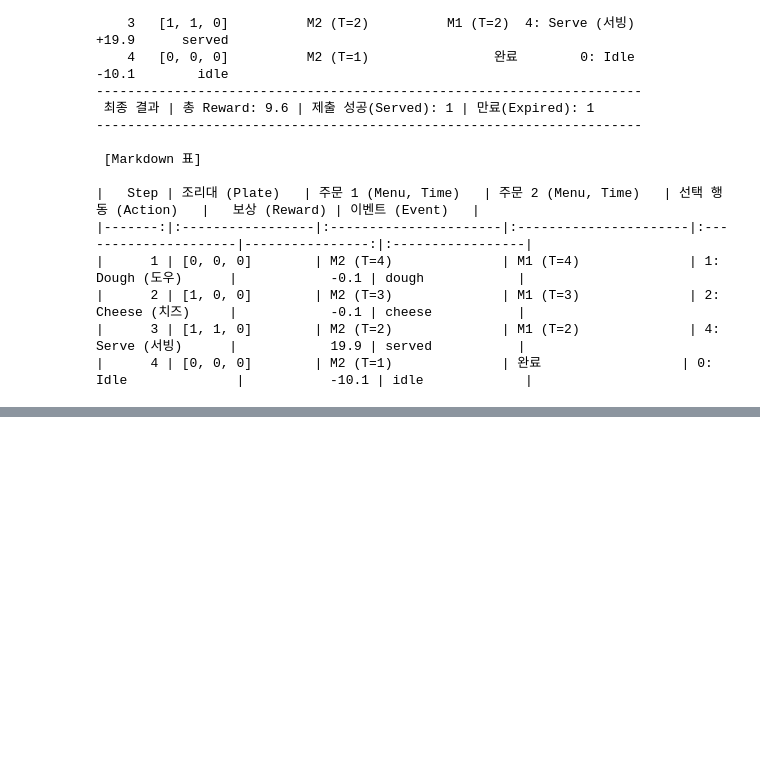
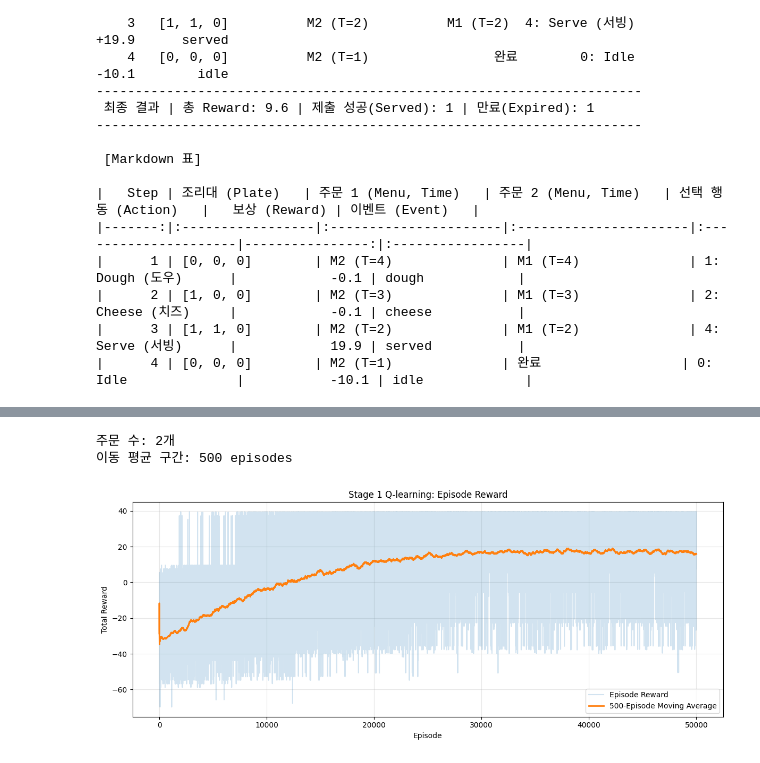
Before and after one commit to hadongnok/pizza-rl-project, a Jupyter notebook: q_learning.ipynb, the cells around one changed output, grey strips where cells are left out. Drawn from its saved outputs; the diff is of its cells as text; code cells hidden in the pictures; blank space fills up the shorter version.

```diff
--- a/q_learning.ipynb
+++ b/q_learning.ipynb
@@ -195,0 +405,33 @@ print(df_result.to_markdown(index=False))
+# %%
+#===그래프 데이터 계산===
+WINDOW = 500  # 이동 평균 구간(에피소드 수)
+n_orders = 2  # 주문 수 선언
+
+required_columns = {'episode', 'reward', 'served', 'epsilon'}
+missing = required_columns - set(history_df.columns)
+if missing:
+    raise ValueError(f'학습 기록 CSV에 필요한 열이 없습니다: {missing}')
+
+history_df['moving_avg_reward'] = history_df['reward'].rolling(WINDOW, min_periods=1).mean()
+history_df['completion_rate'] = history_df['served'] / n_orders * 100
+history_df['moving_avg_completion'] = history_df['completion_rate'].rolling(WINDOW, min_periods=1).mean()
+
+print(f'주문 수: {n_orders}개')
+print(f'이동 평균 구간: {WINDOW} episodes')
+# %% [output]
+주문 수: 2개
+이동 평균 구간: 500 episodes
+# %%
+#===Episode Reward 그래프===
+plt.figure(figsize=(12, 5))
+plt.plot(history_df['episode'], history_df['reward'], alpha=0.20, label='Episode Reward')
+plt.plot(history_df['episode'], history_df['moving_avg_reward'], linewidth=2, label=f'{WINDOW}-Episode Moving Average')
+plt.title('Stage 1 Q-learning: Episode Reward')
+plt.xlabel('Episode')
+plt.ylabel('Total Reward')
+plt.legend()
+plt.grid(alpha=0.3)
+plt.tight_layout()
+plt.show()
+# %% [output]
+[figure, added]
```
Also changed, not shown: parts of 8 cells of this notebook.
